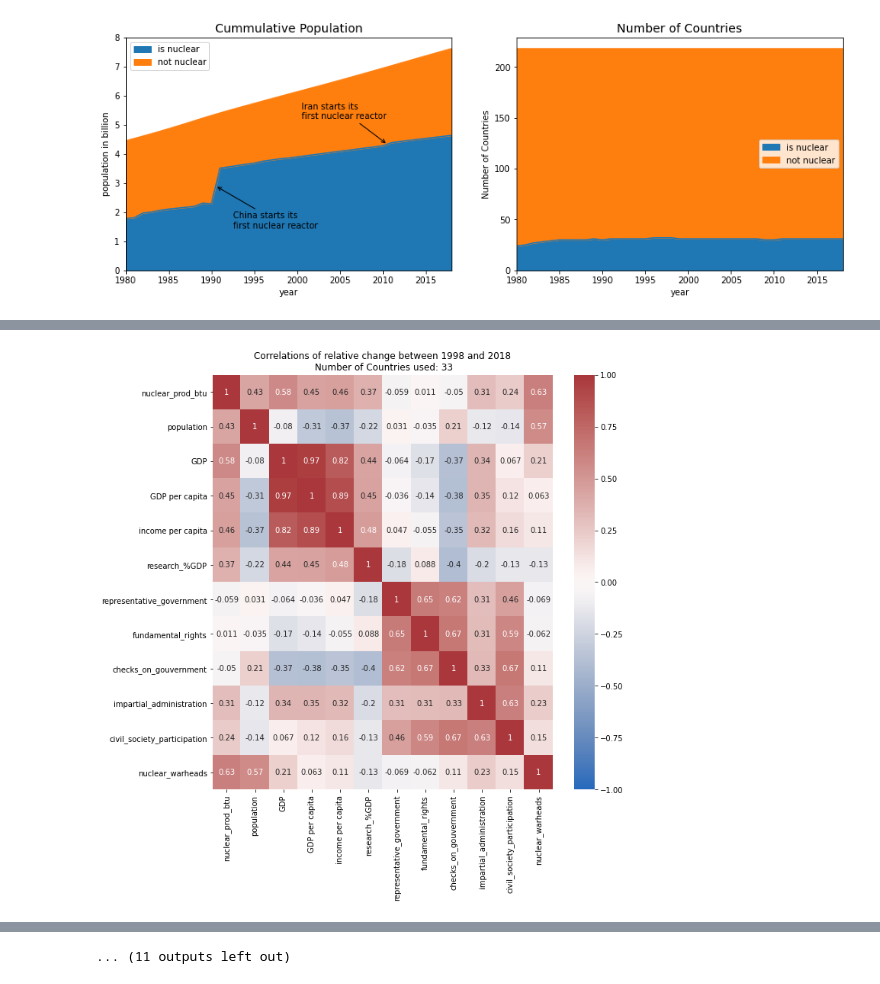
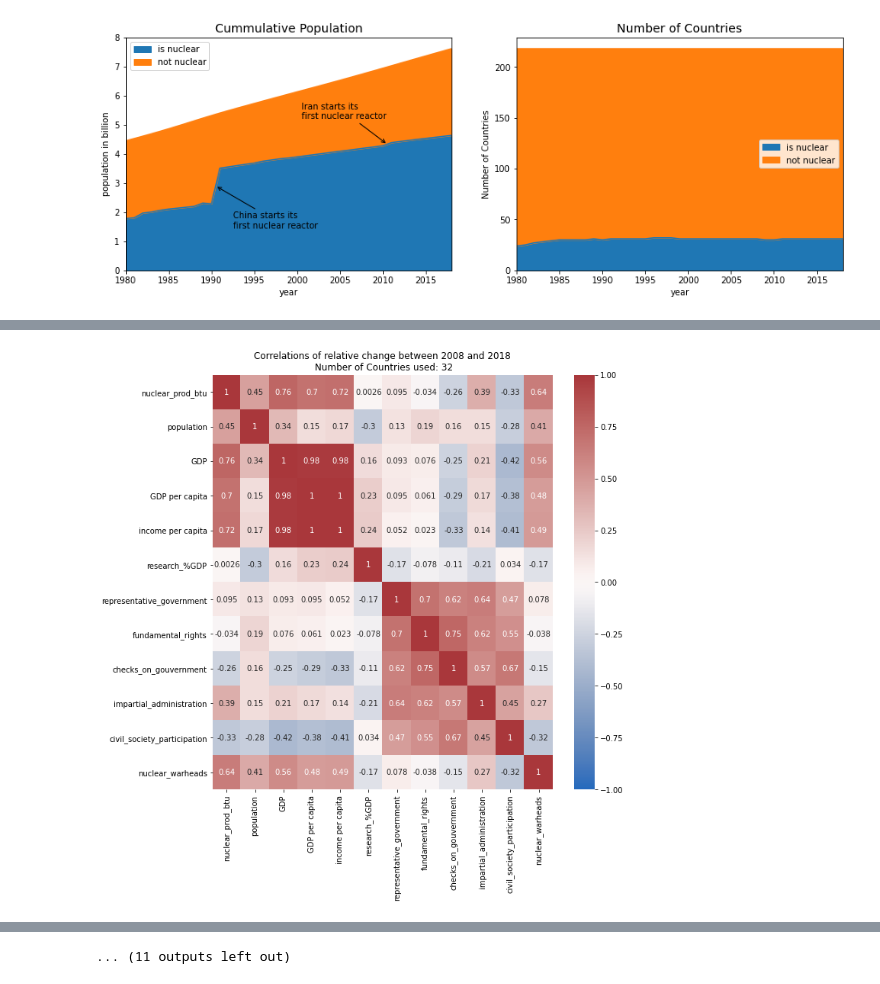
Before and after one commit to e8606876/dopp10, a Jupyter notebook: group_10.ipynb, the cells around one changed output, grey strips where cells are left out. Saved outputs shown, nothing was run; the diff lists cells and outputs as text; code cells hidden in the pictures.

```diff
--- a/group_10.ipynb
+++ b/group_10.ipynb
@@ -1169,16 +1182,16 @@ Not sure why, but the cell below needs to be run twice.
 # %%
 features = ['population','GDP','GDP per capita','income per capita','research_%GDP',
             'representative_government','fundamental_rights','checks_on_gouvernment',
             'impartial_administration','civil_society_participation','nuclear_warheads']
 
-start = 1998
+start = 2008
 end   = 2018
 nuclear_countries_only=True
 
 correlation_q3(features, start, end, nuclear_countries_only);
 compare_years(features, start, end, nuclear_countries_only);
 # %% [output]
-[figure, old version]
+[figure, new version]
 [interactive output not drawn]
 [interactive output not drawn]
 [interactive output not drawn]
```
Also changed, not shown: parts of 8 cells of this notebook.
